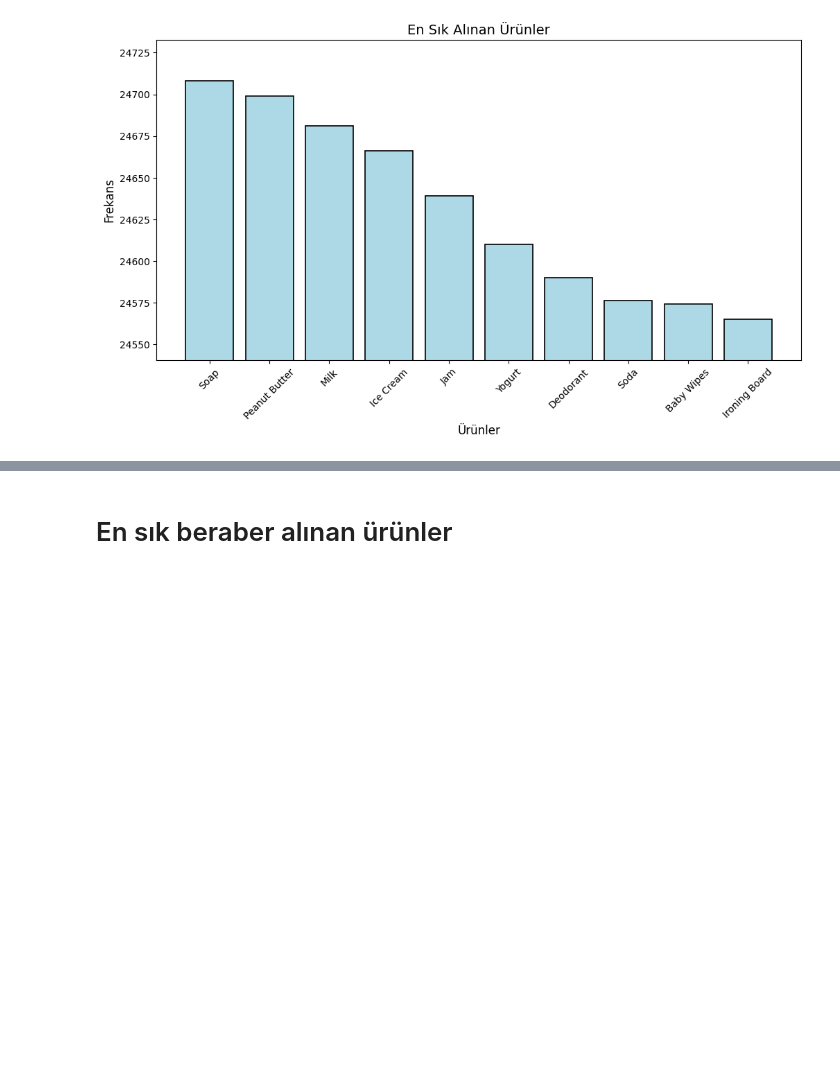
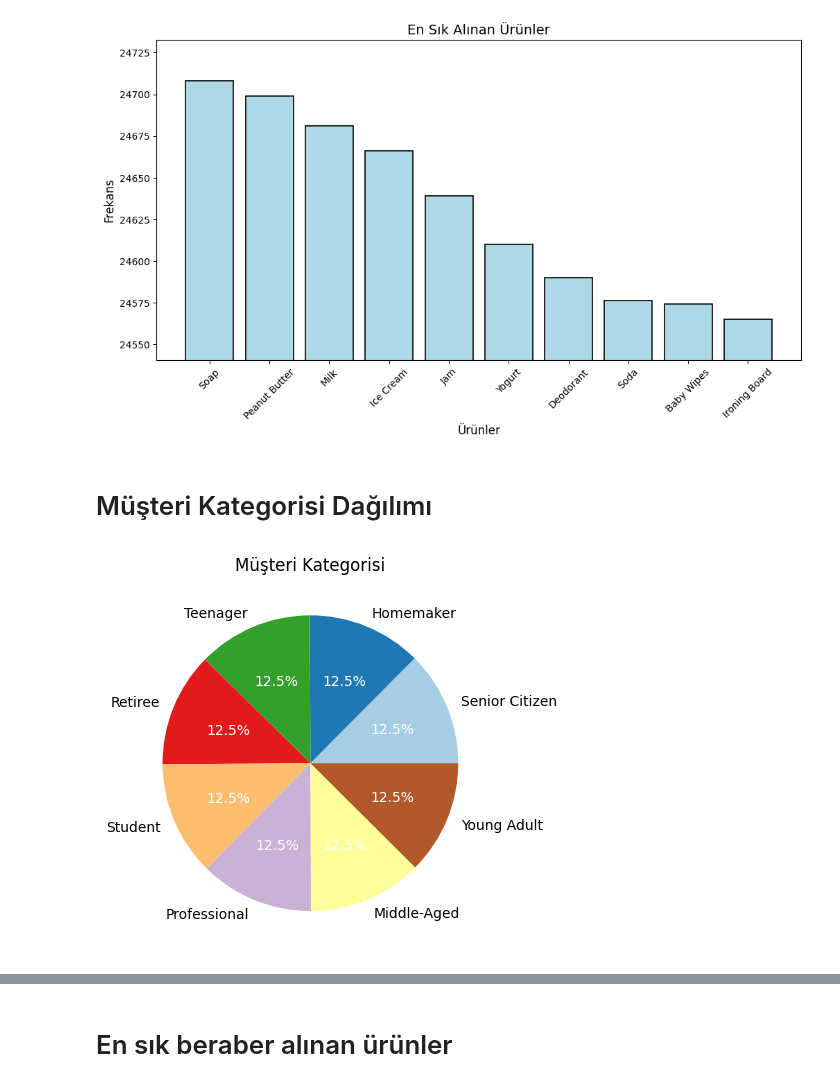
Before and after one commit to bersankilic/retail_transactions_analysis, a Jupyter notebook: veri_madenciligi.ipynb, the cells around one changed output, grey strips where cells are left out. Cells and saved outputs as stored; diff of their text form; code cells hidden in the pictures; blank space fills up the shorter version.

```diff
--- a/veri_madenciligi.ipynb
+++ b/veri_madenciligi.ipynb
@@ -293,3 +301,18 @@ plt.ylim(min(frequencies) * 0.999, max(frequencies) * 1.001)  # Y ekseni aralı
 plt.show()
 # %% [output]
 [figure]
+# %% [markdown]
+# Müşteri Kategorisi Dağılımı
+# %%
+# Müşteri Kategorisi Dağılımı
+val = df["Customer_Category"].value_counts()
+wedges, texts, autotexts = plt.pie(val, labels=val.index, autopct="%1.1f%%")
+colors = [plt.cm.Paired(i) for i in np.linspace(0, 1, len(wedges))]
+for i in range(len(wedges)):
+    wedges[i].set_facecolor(colors[i])
+    autotexts[i].set_color('white')
+
+plt.title('Müşteri Kategorisi')
+plt.show()
+# %% [output]
+[figure, added]
```
Also changed, not shown: parts of 6 cells of this notebook, 1 other file.
